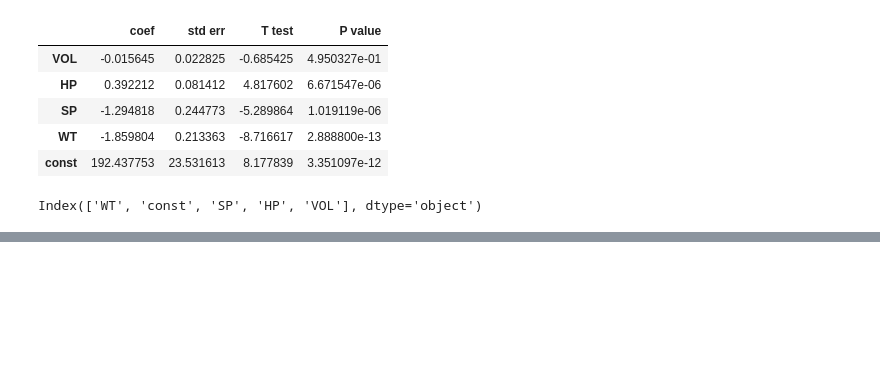
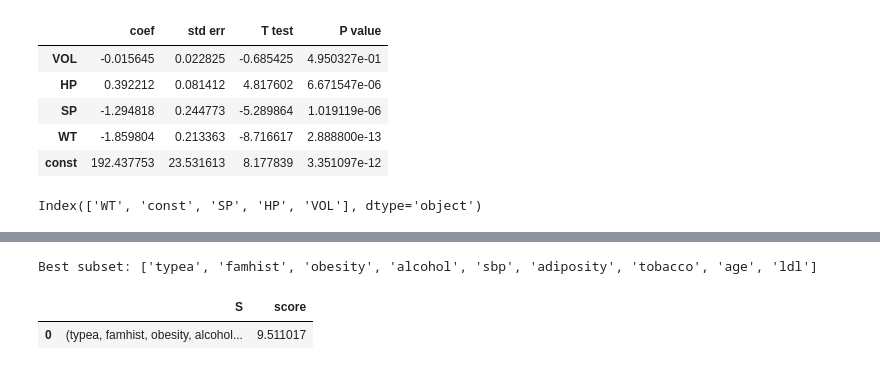
Before and after one commit to petrogass/All-of-Statistics-Exercises, a Jupyter notebook: Chapter_13_Linear_Regression.ipynb, the cells around one changed output, grey strips where cells are left out. Saved outputs shown, nothing was run; the diff lists cells and outputs as text; code cells hidden in the pictures; blank space fills up the shorter version.

```diff
--- a/Chapter_13_Linear_Regression.ipynb
+++ b/Chapter_13_Linear_Regression.ipynb
@@ -484,0 +512,49 @@ results
+# %%
+from sklearn.linear_model import LogisticRegression
+from sklearn.metrics import log_loss
+
+def aic(X, y, S):
+  if len(S) > 0:
+    X = np.column_stack((X[list(S)], np.ones(len(X))))
+  else:
+    X = np.expand_dims(np.ones(len(X)), 1)
+  n, p = X.shape
+
+  log_reg = LogisticRegression(max_iter=500)
+  log_reg.fit(X, y)
+  log_predicts = log_reg.predict_proba(X)[:,1]
+  ll = -log_loss(y, log_predicts)
+
+  return len(S) - ll
+
+def score_aic(S):
+    return aic(X, y, S)
+# %%
+features = X.columns.tolist()
+
+def backward_stepwise(features):
+  current_subset = features
+
+  current_score = score_aic(current_subset)
+  random.shuffle(features)
+  for f in features:
+    if f in current_subset:
+      candidate_subset = [a for a in current_subset if a != f]
+      candidate_score = score_aic(candidate_subset)
+
+      if candidate_score < score_aic(current_subset):
+        return (current_subset, current_score)
+      current_subset = candidate_subset
+      current_score = candidate_score
+  print('qui')
+
+  return(current_subset, current_score)
+
+
+current_subset, current_score = backward_stepwise(features)
+print(f'Best subset: {current_subset}')
+pd.DataFrame([[tuple(current_subset), current_score]], columns=['S', 'score'])
+# %% [output]
+Best subset: ['typea', 'famhist', 'obesity', 'alcohol', 'sbp', 'adiposity', 'tobacco', 'age', 'ldl']
+|  | S | score |
+| 0 | (typea, famhist, obesity, alcohol... | 9.511017 |
```
Also changed, not shown: parts of 11 cells of this notebook, 1 other file.
